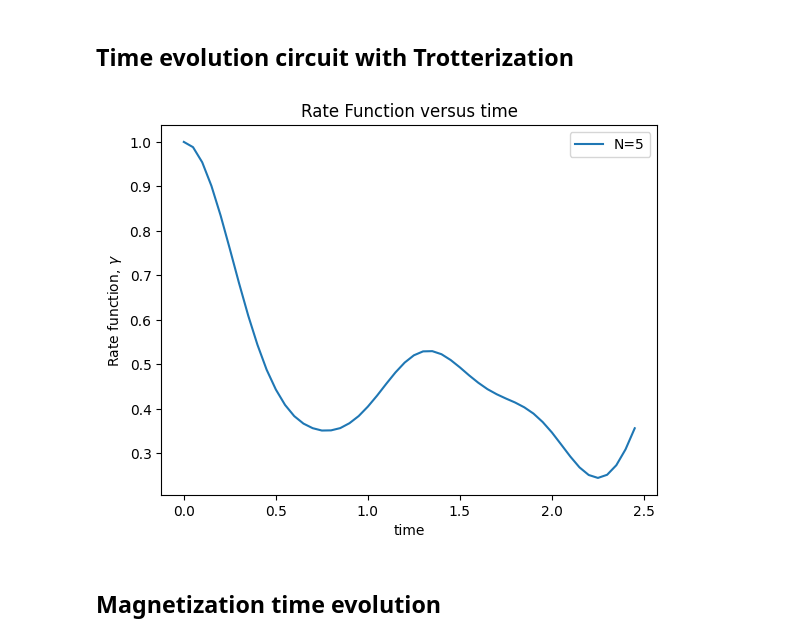
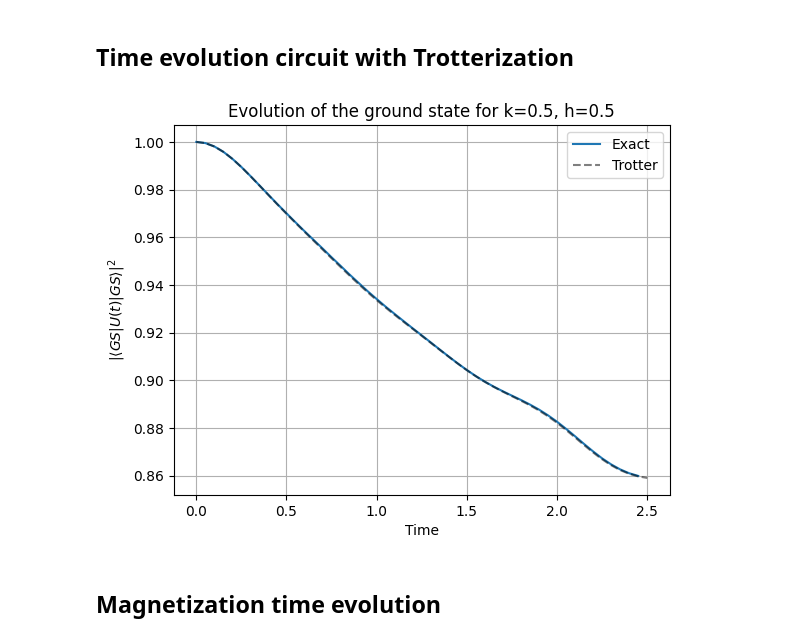
Before and after one commit to alexsockz/ANNNI-model-quantum-computing, a Jupyter notebook: src/ANNNI-TimeEv.ipynb, the cells around one changed output. Cells and saved outputs as stored; diff of their text form; code cells hidden in the pictures.

```diff
--- a/src/ANNNI-TimeEv.ipynb
+++ b/src/ANNNI-TimeEv.ipynb
@@ -134,16 +134,20 @@ wires = range(N)
 dev = qml.device("lightning.qubit", wires=N)
 
 
-params, _ = find_ground_state(N, k, h, max_iters=500, tolerance=1e-07)
+params, _ = find_ground_state(N, k, h, max_iters=500, tolerance=1e-07, seed=10)
 
 @qml.qnode(dev)
-def get_initial_state():
+def get_initial_state(params):
     create_ansatz(params, N)
     return qml.state()
 
-initial_state = get_initial_state()
+initial_state = get_initial_state(params)
 
-times = np.linspace(0, 2*np.pi, 100)
+T_start = 0
+deltaT = 0.05
+num_time_steps = 50
+times = np.linspace(T_start, T_start+deltaT*num_time_steps, num_time_steps)
+
 exact_evol = []
 theor_evol = []
 
@@ -184,38 +188,45 @@ H = get_H(N,k,h)
 wires = range(N)
 dev = qml.device("lightning.qubit", wires=N)
 
+params, _ = find_ground_state(N, k, h, max_iters=500, tolerance=1e-07, seed=10)
+
 
 import math
 
 # create the circuit that evolves the system in time
 @qml.qnode(dev)
-def time_evolution_circuit(H, T):
+def time_evolution_circuit(H, T, initial_state):
+    create_ansatz(params,N)
     #Evolve the system via a sequence of short approximate Trotter time steps
     #https://docs.pennylane.ai/en/stable/code/api/pennylane.TrotterProduct.html
     qml.TrotterProduct(H, time=T, n=math.ceil(T / 0.1)+1, order=2)
 
     # return the final probabilities
-    return qml.probs(wires=range(N))
+    return qml.state()
+    # return qml.probs(wires=range(N))
 # %%
 prob_list = []
 
 # time step size for time evolution
 T_start = 0
 deltaT = 0.05
 num_time_steps = 50
 
 for i in range(num_time_steps):
-    probability_list = time_evolution_circuit(H, T_start + i * deltaT)
-    prob_list.append(probability_list[0])
+    evolved_state = time_evolution_circuit(H, T_start + i * deltaT, initial_state)
+    overlap = np.abs(np.dot(np.conj(initial_state), evolved_state))**2
+    prob_list.append(overlap)
 
 plt.plot(np.linspace(T_start, T_start + deltaT * (num_time_steps-1), num_time_steps), prob_list)
-plt.xlabel("time")
-plt.ylabel(r"Rate function, $\gamma$")
-plt.title("Rate Function versus time")
-plt.legend(["N=" + str(N)])
+plt.plot(times, exact_evol, linestyle="--", color="black", alpha=0.5)
+plt.title(f"Evolution of the ground state for k={k:.2}, h={h:.2}")
+plt.xlabel("Time")
+plt.ylabel(r"$|\langle GS|U(t)|GS\rangle|^2$")
+plt.legend(["Exact","Trotter"])
+plt.grid()
 plt.show()
 # %% [output]
-[figure, old version]
+[figure, new version]
 # %% [markdown]
 ## Magnetization time evolution
 # %% [markdown]
```
Also changed, not shown: parts of 4 cells of this notebook.
